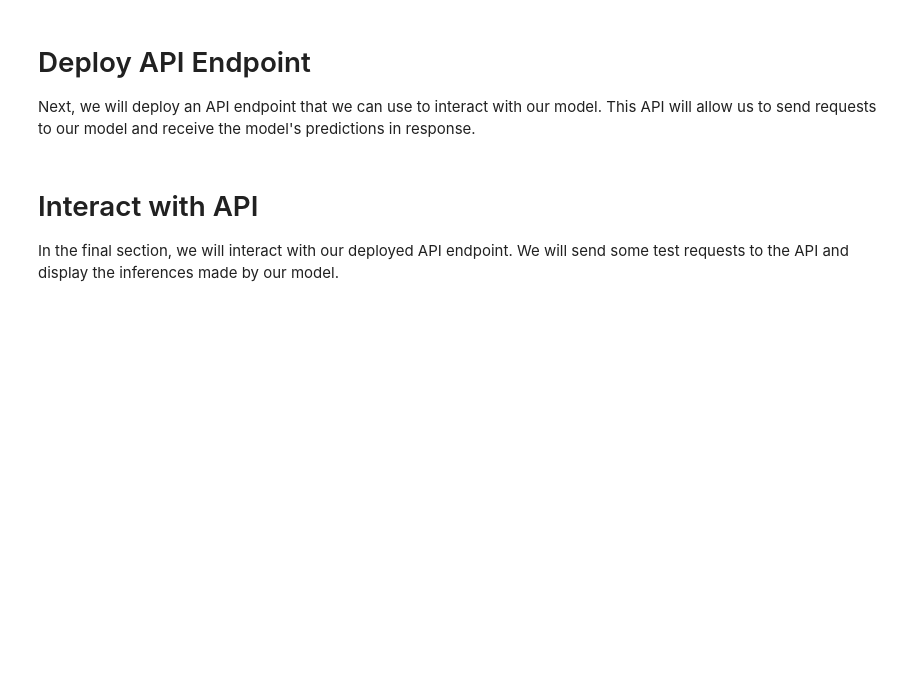
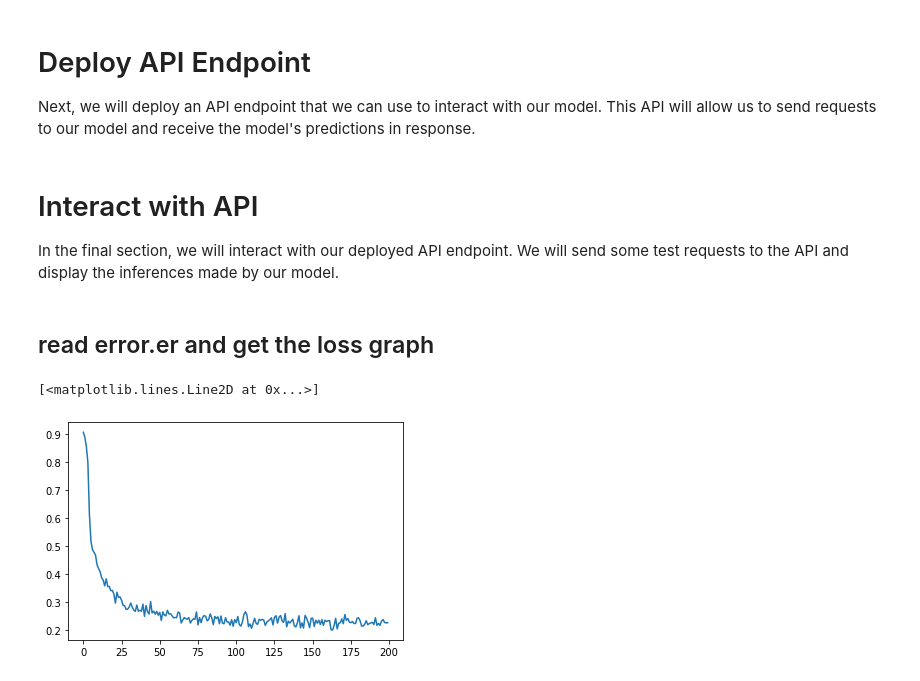
Before and after one commit to NASA-IMPACT/2023-igarss-tutorial, a Jupyter notebook: chapter-1/chapter-1.ipynb, the cells around one changed output. Drawn from its saved outputs; the diff is of its cells as text; code cells hidden in the pictures; blank space fills up the shorter version.

Commit message:
add chapter-1 loss chart

```diff
--- a/chapter-1/chapter-1.ipynb
+++ b/chapter-1/chapter-1.ipynb
@@ -298,3 +302,22 @@ Next, we will deploy an API endpoint that we can use to interact with our model.
 # %% [markdown]
 # Interact with API
 In the final section, we will interact with our deployed API endpoint. We will send some test requests to the API and display the inferences made by our model.
+# %% [markdown]
+## read error.er and get the loss graph
+# %%
+import numpy as np
+
+losses = []
+with open("error.er", "r") as f:
+    for line in f:
+        # example: 2023-07-16 02:36:16,763 - mmseg - INFO - Epoch(val) [199][15]   decode.loss_dice: 0.3251, decode.acc_seg: 81.1551, aux.loss_dice: 0.3215, aux.acc_seg: 81.4646, loss: 0.6466
+        if "Epoch(val) " in line:
+            loss = float(line.split("loss: ")[1].strip())
+            losses.append(loss)
+losses = losses[::2]
+# %%
+import matplotlib.pyplot as plt
+plt.plot(np.arange(len(losses)), losses)
+# %% [output]
+[<matplotlib.lines.Line2D at 0x...>]
+[figure, added]
```
Also changed, not shown: parts of 2 cells of this notebook.
